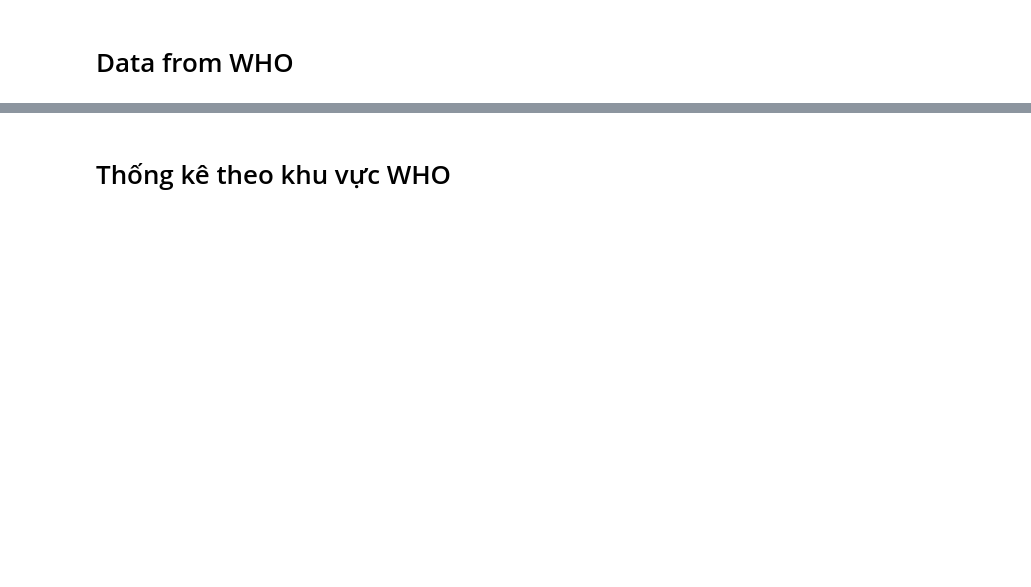
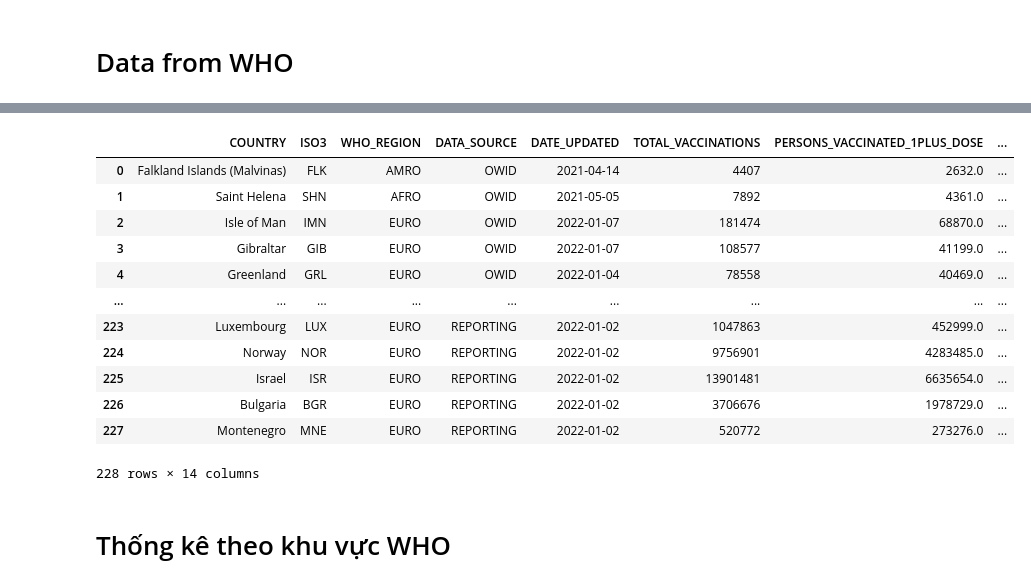
Before and after one commit to hainguyen201/DataManagementAndVisualization, a Jupyter notebook: pyspark/DataCovidAnalysis.ipynb, the cells around one changed output, grey strips where cells are left out. Saved outputs shown, nothing was run; the diff lists cells and outputs as text; code cells hidden in the pictures; blank space fills up the shorter version.

```diff
--- a/pyspark/DataCovidAnalysis.ipynb
+++ b/pyspark/DataCovidAnalysis.ipynb
@@ -541,3 +557,19 @@ vaccin_data=vaccin_data.astype(dict_types,errors='ignore')
+# %%
+vaccin_data
+# %% [output]
+|  | COUNTRY | ISO3 | WHO_REGION | DATA_SOURCE | DATE_UPDATED | TOTAL_VACCINATIONS | PERSONS_VACCINATED_1PLUS_DOSE | ... |
+| 0 | Falkland Islands (Malvinas) | FLK | AMRO | OWID | 2021-04-14 | 4407 | 2632.0 | ... |
+| 1 | Saint Helena | SHN | AFRO | OWID | 2021-05-05 | 7892 | 4361.0 | ... |
+| 2 | Isle of Man | IMN | EURO | OWID | 2022-01-07 | 181474 | 68870.0 | ... |
+| 3 | Gibraltar | GIB | EURO | OWID | 2022-01-07 | 108577 | 41199.0 | ... |
+| 4 | Greenland | GRL | EURO | OWID | 2022-01-04 | 78558 | 40469.0 | ... |
+| ... | ... | ... | ... | ... | ... | ... | ... | ... |
+| 223 | Luxembourg | LUX | EURO | REPORTING | 2022-01-02 | 1047863 | 452999.0 | ... |
+| 224 | Norway | NOR | EURO | REPORTING | 2022-01-02 | 9756901 | 4283485.0 | ... |
+| 225 | Israel | ISR | EURO | REPORTING | 2022-01-02 | 13901481 | 6635654.0 | ... |
+| 226 | Bulgaria | BGR | EURO | REPORTING | 2022-01-02 | 3706676 | 1978729.0 | ... |
+| 227 | Montenegro | MNE | EURO | REPORTING | 2022-01-02 | 520772 | 273276.0 | ... |
+228 rows × 14 columns
 # %%
 import  pandas as pd
 import matplotlib.pyplot as plt
```
Also changed, not shown: parts of 18 cells of this notebook.
